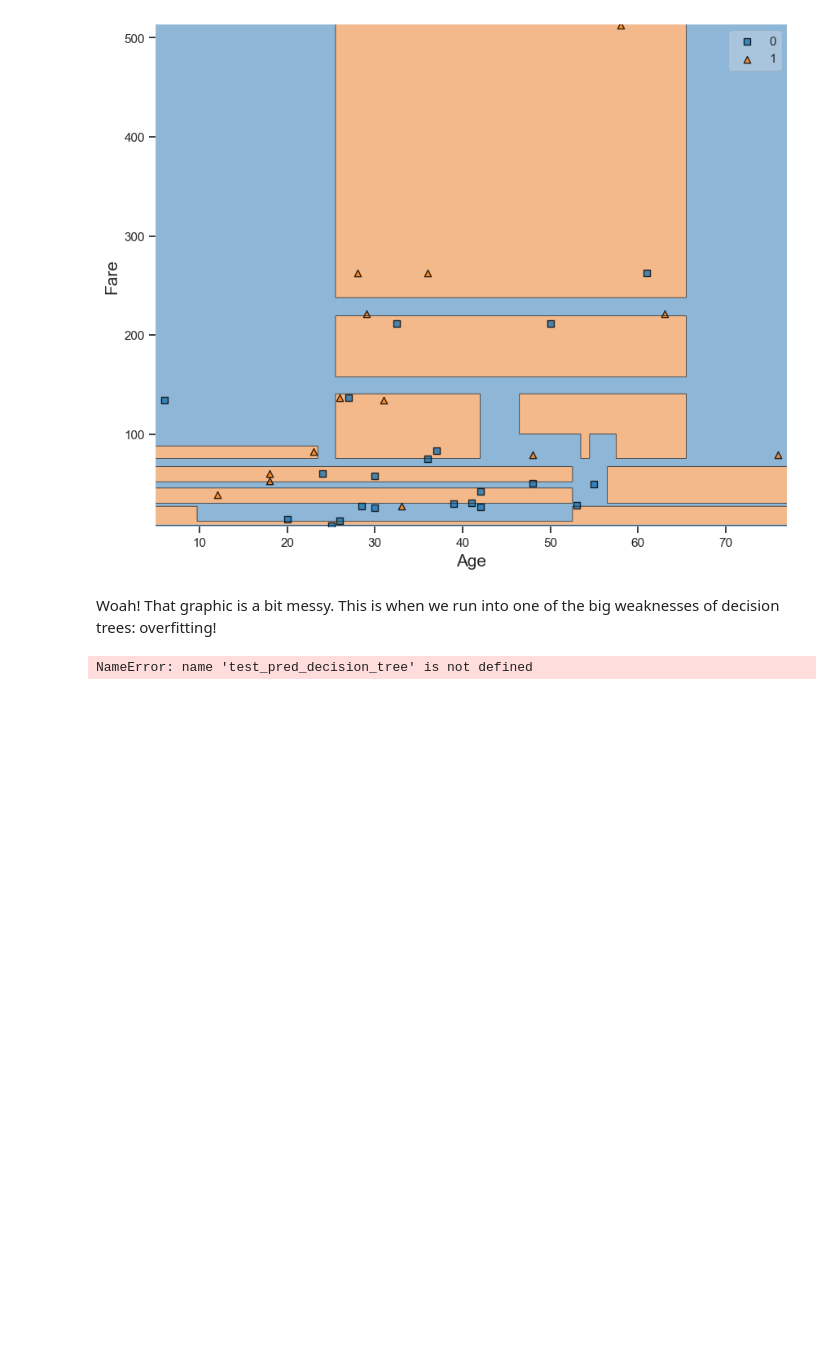
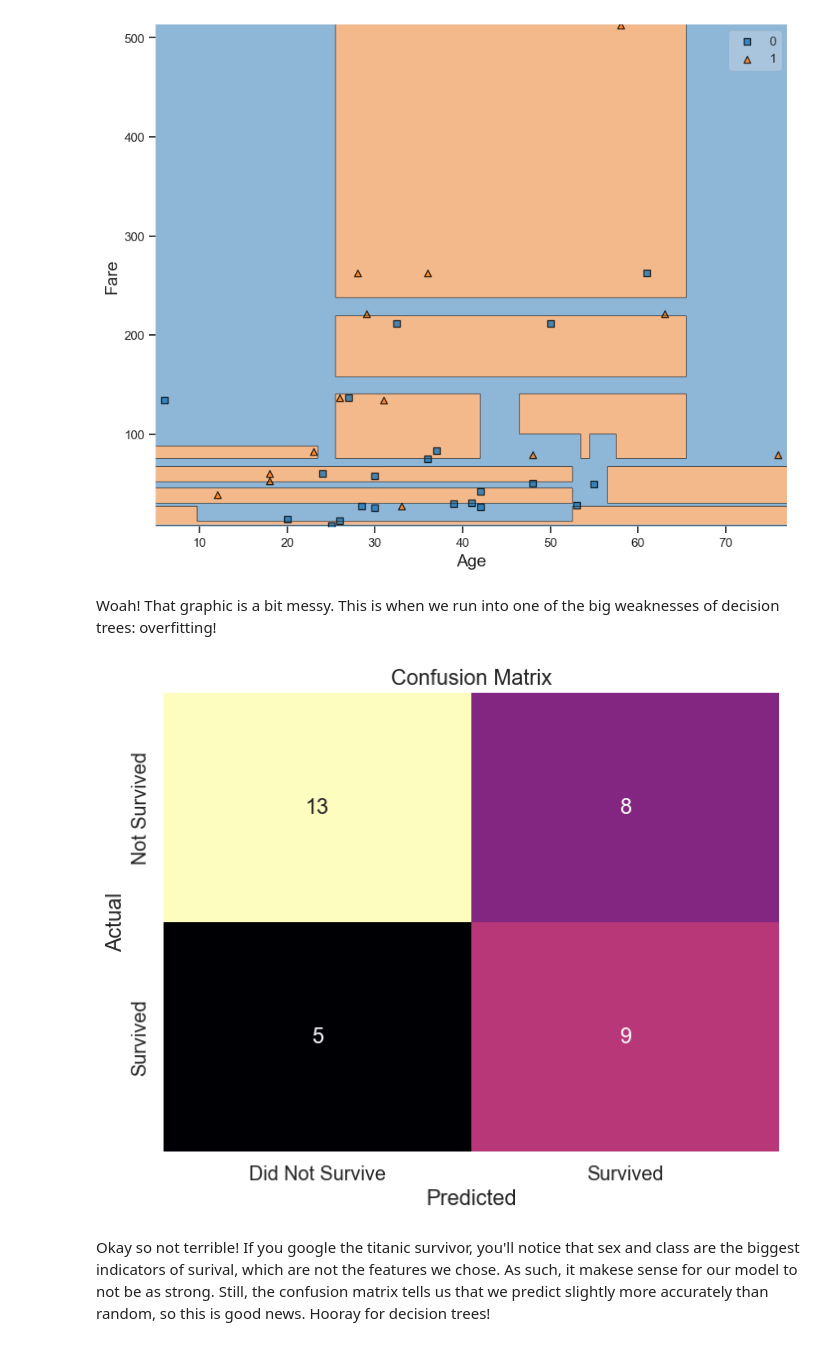
Before and after one commit to faithz314/INDE577, a Jupyter notebook: 577repo/Supervised Learning/6_Decision Trees/Titanic.ipynb, the cells around one changed output. Drawn from its saved outputs; the diff is of its cells as text; code cells hidden in the pictures; blank space fills up the shorter version.

Commit message:
decision trees

```diff
--- a/577repo/Supervised Learning/6_Decision Trees/Titanic.ipynb
+++ b/577repo/Supervised Learning/6_Decision Trees/Titanic.ipynb
@@ -180,35 +179,24 @@ plt.show()
 # %% [markdown]
 Woah! That graphic is a bit messy. This is when we run into one of the big weaknesses of decision trees: overfitting!
 # %%
-# Import metrics from sklearn
 from sklearn import metrics
 
 # Note: visualizing your tree above will be weird after running seaborn
 import seaborn as sns
 
 # The confusion matrix
-confusion_matrix = metrics.confusion_matrix(y_test, test_pred_decision_tree)
 
-# Convert confusion matrix into dataframe
+confusion_matrix = metrics.confusion_matrix(y_test, y_pred)
 matrix_df = pd.DataFrame(confusion_matrix)
 
-
-plt.figure(figsize=(10, 8))
-ax = plt.axes()
-sns.set(font_scale=1.3)
-
-sns.heatmap(matrix_df,
-            annot = True,
-            fmt = "g",
-            ax = ax,
-            cmap = "red",
-            cbar = False)
-
-ax.set_title("Confusion Matrix - Decision Tree")
-ax.set_xlabel("Predicted Label", fontsize=15)
-ax.set_xticklabels(["red", "blue"])
-ax.set_ylabel("True Label", fontsize=15)
-ax.set_yticklabels(["red", "blue"], rotation=0)
+plt.figure(figsize=(8, 6))
+sns.heatmap(confusion_matrix, annot=True, fmt="d", cmap="magma", cbar=False,
+            xticklabels=["Did Not Survive", "Survived"], yticklabels=["Not Survived", "Survived"])
+plt.xlabel("Predicted")
+plt.ylabel("Actual")
+plt.title("Confusion Matrix")
 plt.show()
 # %% [output]
-NameError: name 'test_pred_decision_tree' is not defined
+[figure, added]
+# %% [markdown]
+Okay so not terrible! If you google the titanic survivor, you'll notice that sex and class are the biggest indicators of surival, which are not the features we chose. As such, it makese sense for our model to not be as strong. Still, the confusion matrix tells us that we predict slightly more accurately than random, so this is good news. Hooray for decision trees!
```
Also changed, not shown: parts of 1 cell of this notebook, 2 other files.
